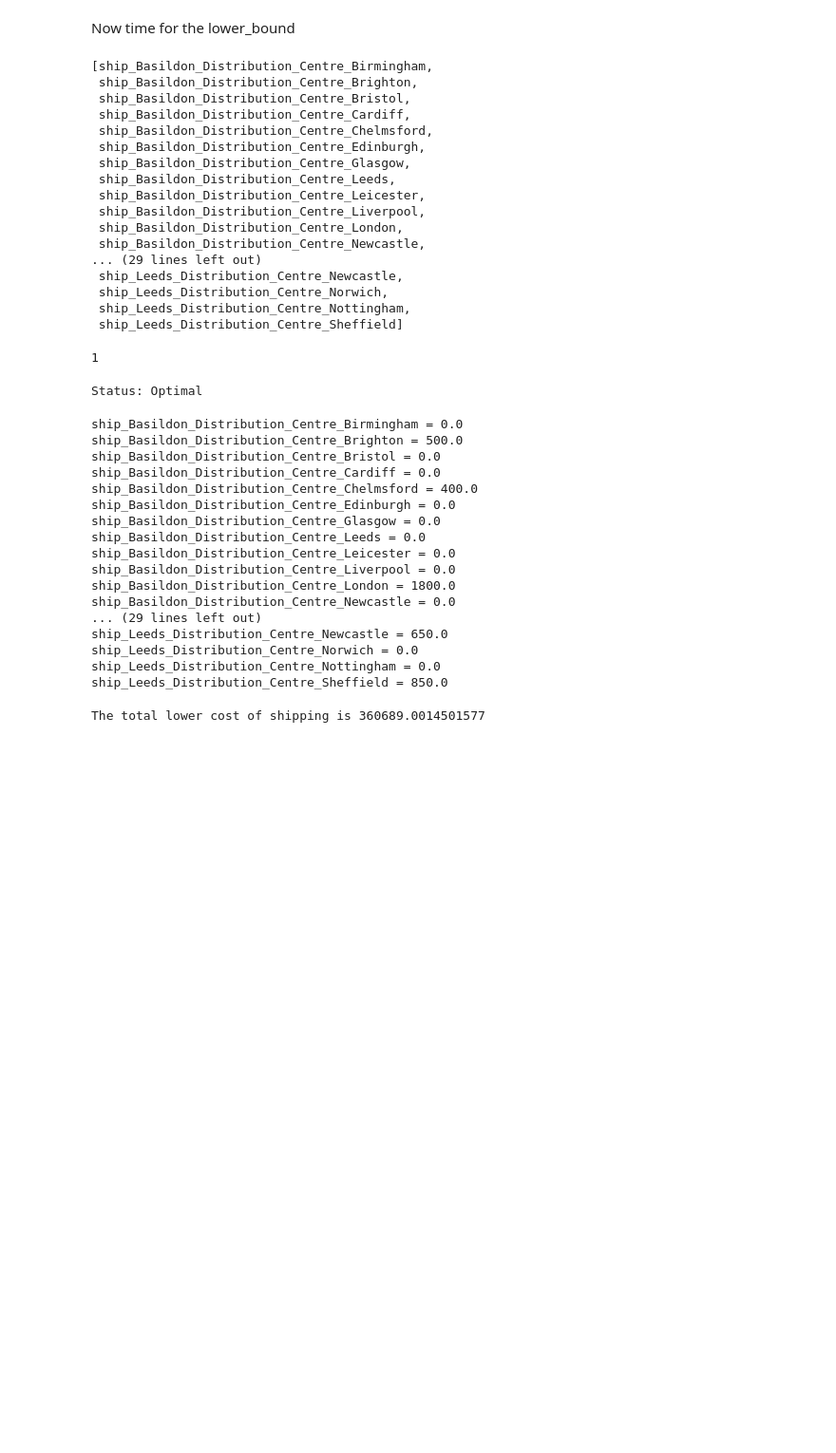
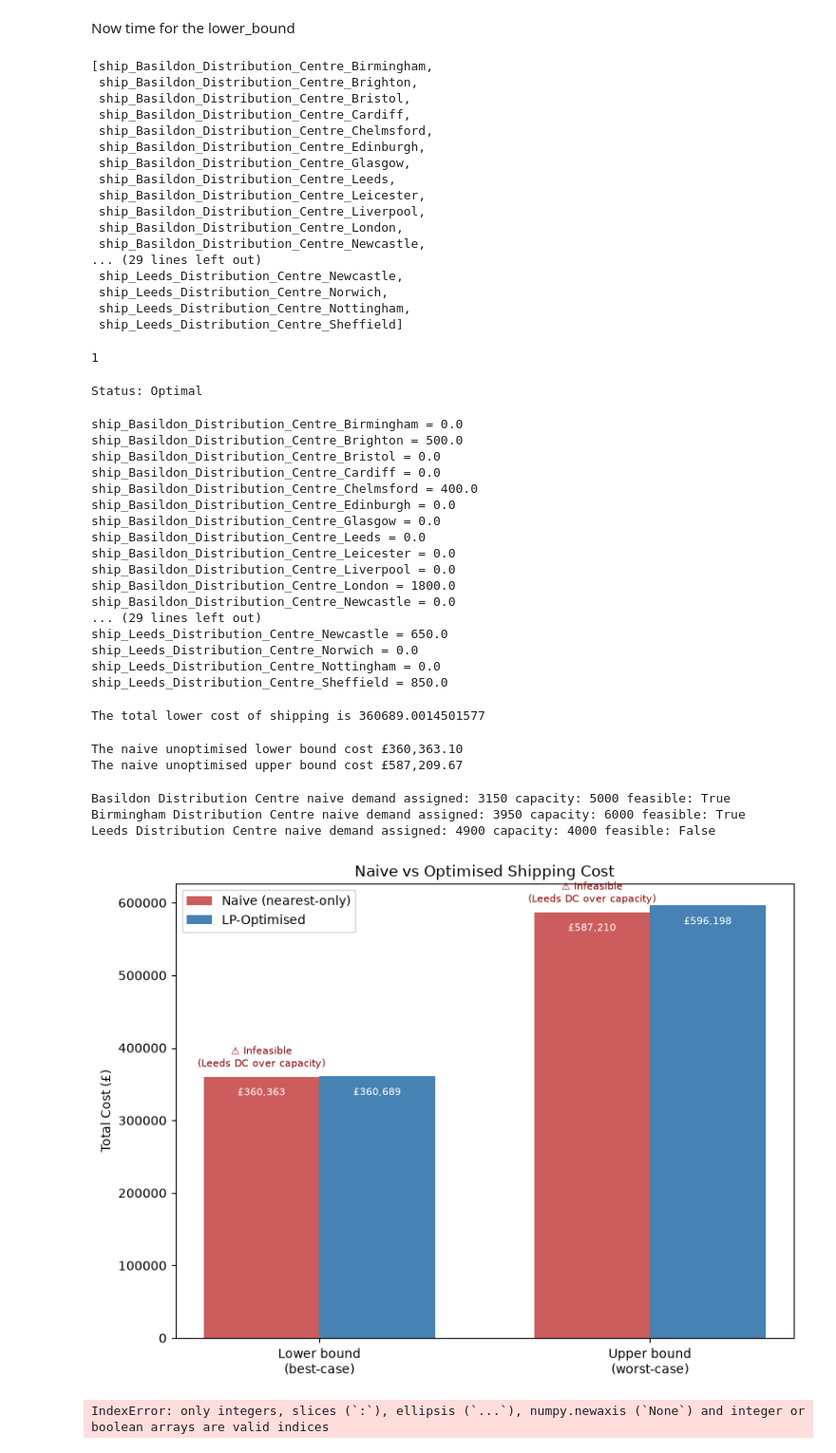
Before and after one commit to pyjpg/Warehouse_Linear-Optimisation, a Jupyter notebook: scripts/main.ipynb, the cells around one changed output. Shown at 95% size. Cells and saved outputs as stored; diff of their text form; code cells hidden in the pictures; blank space fills up the shorter version.

```diff
--- a/scripts/main.ipynb
+++ b/scripts/main.ipynb
@@ -572,3 +559,78 @@ ship_Leeds_Distribution_Centre_Sheffield = 850.0
 print("The total lower cost of shipping is", pl.value(prob_lower.objective))
 # %% [output]
 The total lower cost of shipping is 360689.0014501577
+# %%
+nearest_warehouse = dist_df.idxmin(axis=0)  # store -> nearest warehouse name
+
+naive_total_cost_upper = 0
+naive_total_cost_lower = 0
+for j in stores:
+    wh = nearest_warehouse[j]
+    demand_j = df_geo_stores[df_geo_stores['name'] == j]['demand'].values[0]
+    cost_per_unit_upper = cost_df.loc[(wh, j), 'upper_cost']
+    cost_per_unit_lower = cost_df.loc[(wh, j), 'lower_cost']
+    naive_total_cost_upper += cost_per_unit_upper * demand_j
+    naive_total_cost_lower += cost_per_unit_lower * demand_j
+# %%
+formatted = f"£{naive_total_cost_lower:,.2f}"
+print("The naive unoptimised lower bound cost",formatted)
+formatted = f"£{naive_total_cost_upper:,.2f}"
+print("The naive unoptimised upper bound cost",formatted)
+# %% [output]
+The naive unoptimised lower bound cost £360,363.10
+The naive unoptimised upper bound cost £587,209.67
+# %%
+for i in warehouses:
+    naive_used = sum(
+        df_geo_stores[df_geo_stores['name']==j]['demand'].values[0]
+        for j in stores if nearest_warehouse[j] == i
+    )
+    capacity_i = df_geo[df_geo['name']==i]['capacity'].values[0]
+    print(i, "naive demand assigned:", naive_used, "capacity:", capacity_i, "feasible:", naive_used <= capacity_i)
+# %% [output]
+Basildon Distribution Centre naive demand assigned: 3150 capacity: 5000 feasible: True
+Birmingham Distribution Centre naive demand assigned: 3950 capacity: 6000 feasible: True
+Leeds Distribution Centre naive demand assigned: 4900 capacity: 4000 feasible: False
+# %%
+import matplotlib.pyplot as plt
+import numpy as np
+
+labels = ['Lower bound\n(best-case)', 'Upper bound\n(worst-case)']
+naive_costs = [naive_total_cost_lower, naive_total_cost_upper]
+lp_costs = [pl.value(prob_lower.objective), pl.value(prob.objective)]
+
+x = np.arange(len(labels))
+width = 0.35
+
+fig, ax = plt.subplots(figsize=(8, 6))
+bars_naive = ax.bar(x - width/2, naive_costs, width, label='Naive (nearest-only)', color='indianred')
+bars_lp = ax.bar(x + width/2, lp_costs, width, label='LP-Optimised', color='steelblue')
+
+ax.set_ylabel('Total Cost (£)')
+ax.set_title('Naive vs Optimised Shipping Cost')
+ax.set_xticks(x)
+ax.set_xticklabels(labels)
+ax.legend()
+
+# annotate the naive bars as infeasible
+for bar in bars_naive:
+    height = bar.get_height()
+    ax.annotate('⚠ Infeasible\n(Leeds DC over capacity)',
+                xy=(bar.get_x() + bar.get_width()/2, height),
+                xytext=(0, 8), textcoords='offset points',
+                ha='center', fontsize=8, color='darkred')
+
+# label bar values
+for bars in [bars_naive, bars_lp]:
+    for bar in bars:
+        h = bar.get_height()
+        ax.annotate(f'£{h:,.0f}', xy=(bar.get_x()+bar.get_width()/2, h),
+                    xytext=(0, -15), textcoords='offset points',
+                    ha='center', fontsize=8, color='white')
+
+plt.tight_layout()
+plt.savefig('naive_vs_optimised.png', dpi=200)
+plt.show()
+# %% [output]
+[figure, added]
+IndexError: only integers, slices (`:`), ellipsis (`...`), numpy.newaxis (`None`) and integer or boolean arrays are valid indices
```
Also changed, not shown: parts of 3 cells of this notebook, 2 other files.
